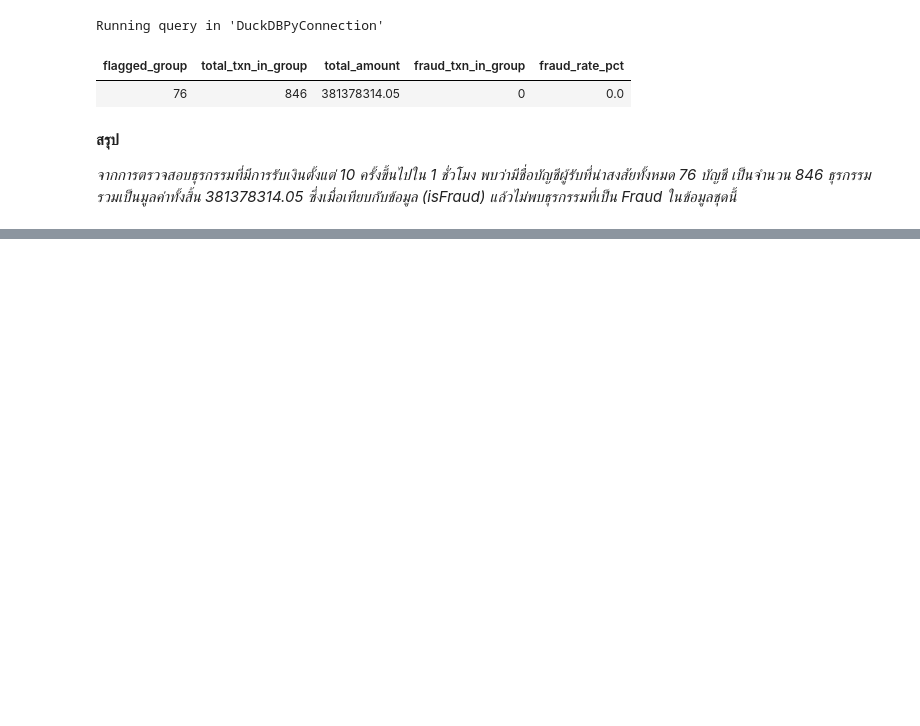
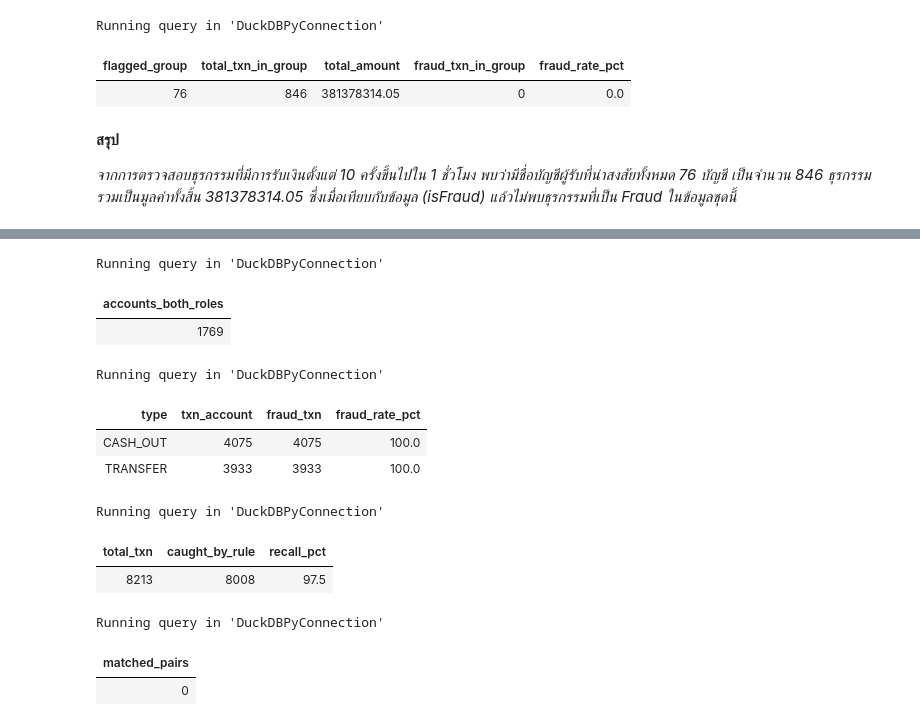
Before and after one commit to k-workproject/kittima-data-portfolio, a Jupyter notebook: sql-project/Synthetic_Financial_Datasets_For_Fraud_Detection.ipynb, the cells around one changed output, grey strips where cells are left out. Saved outputs shown, nothing was run; the diff lists cells and outputs as text; code cells hidden in the pictures; blank space fills up the shorter version.

```diff
--- a/sql-project/Synthetic_Financial_Datasets_For_Fraud_Detection.ipynb
+++ b/sql-project/Synthetic_Financial_Datasets_For_Fraud_Detection.ipynb
@@ -163,0 +221,59 @@ Running query in 'DuckDBPyConnection'
+# %%
+%%sql
+-- หาธุรกรรมที่ชื่อบัญชีปรากฎทั้งผู้รับและส่ง (ไม่สนใจ step)
+SELECT COUNT(DISTINCT nameDest) AS accounts_both_roles
+FROM data
+WHERE nameDest IN (SELECT nameOrig FROM data);
+# %% [output]
+Running query in 'DuckDBPyConnection'
+| accounts_both_roles |
+| 1769 |
+# %%
+%%sql
+SELECT
+  type,
+  COUNT(*) AS txn_count,
+  SUM(isFraud) AS fraud_txn,
+  ROUND(100.0 * SUM(isFraud)/ COUNT(*), 2) AS fraud_rate_pct
+FROM data
+WHERE type IN ('TRANSFER', 'CASH_OUT')
+  AND newbalanceOrig = 0
+  AND amount = oldbalanceOrg
+  AND oldbalanceOrg > 0
+GROUP BY type;
+# %% [output]
+Running query in 'DuckDBPyConnection'
+| type | txn_account | fraud_txn | fraud_rate_pct |
+| CASH_OUT | 4075 | 4075 | 100.0 |
+| TRANSFER | 3933 | 3933 | 100.0 |
+# %%
+%%sql
+-- ตรวจสอบ recall
+SELECT
+  COUNT(*) AS txn_count,
+  SUM(CASE WHEN newbalanceOrig = 0
+    AND amount = oldbalanceOrg
+    AND oldbalanceOrg > 0 THEN 1 ELSE 0 END) AS caught_by_rule,
+  ROUND(100.0 * SUM(CASE WHEN newbalanceOrig = 0
+    AND amount = oldbalanceOrg
+    AND oldbalanceOrg > 0 THEN 1 ELSE 0 END)/ COUNT(*), 2) AS recall_pct
+  FROM data
+  WHERE isFraud = 1;
+# %% [output]
+Running query in 'DuckDBPyConnection'
+| total_txn | caught_by_rule | recall_pct |
+| 8213 | 8008 | 97.5 |
+# %%
+%%sql
+SELECT COUNT(*) AS matched_pairs
+FROM data AS r
+JOIN data AS o
+ON r.nameDest = o.nameOrig
+WHERE r.type IN ('TRANSFER', 'CASH_OUT')
+  AND o.newbalanceOrig = 0
+  AND o.amount = o.oldbalanceOrg
+  AND o.oldbalanceOrg > 0;
+# %% [output]
+Running query in 'DuckDBPyConnection'
+| matched_pairs |
+| 0 |
```
Also changed, not shown: parts of 8 cells of this notebook.
